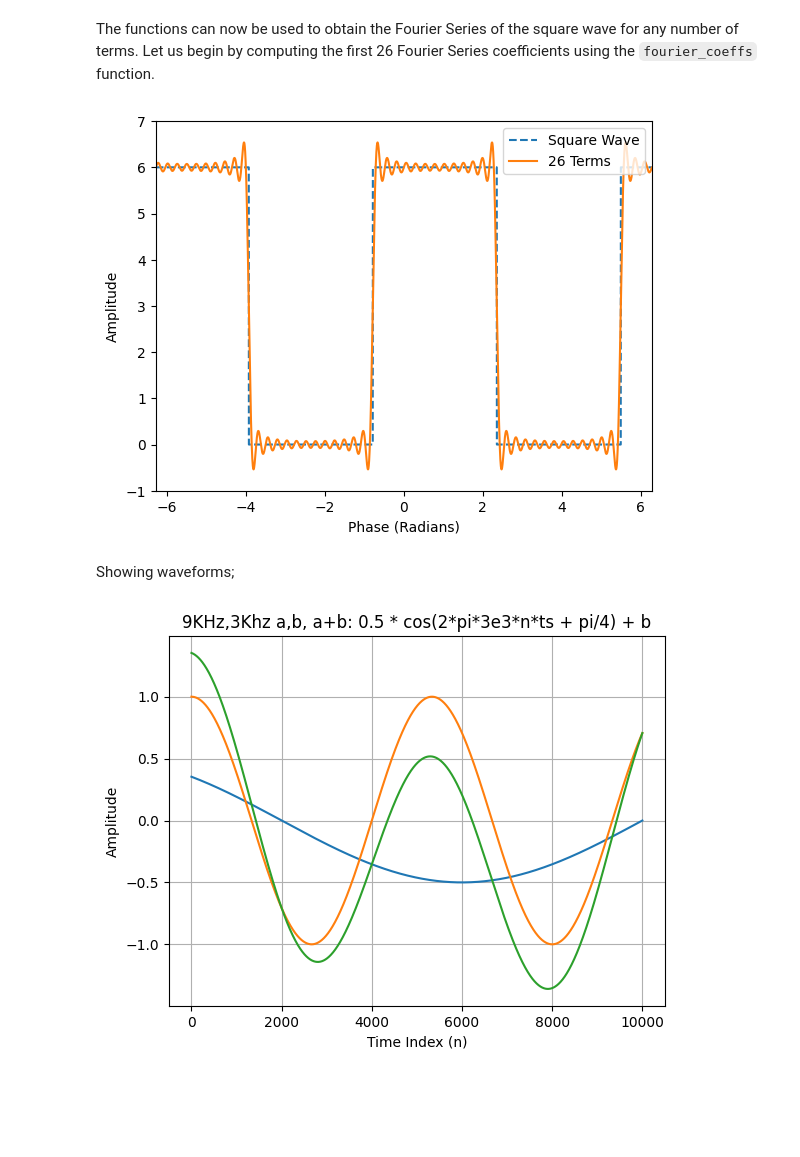
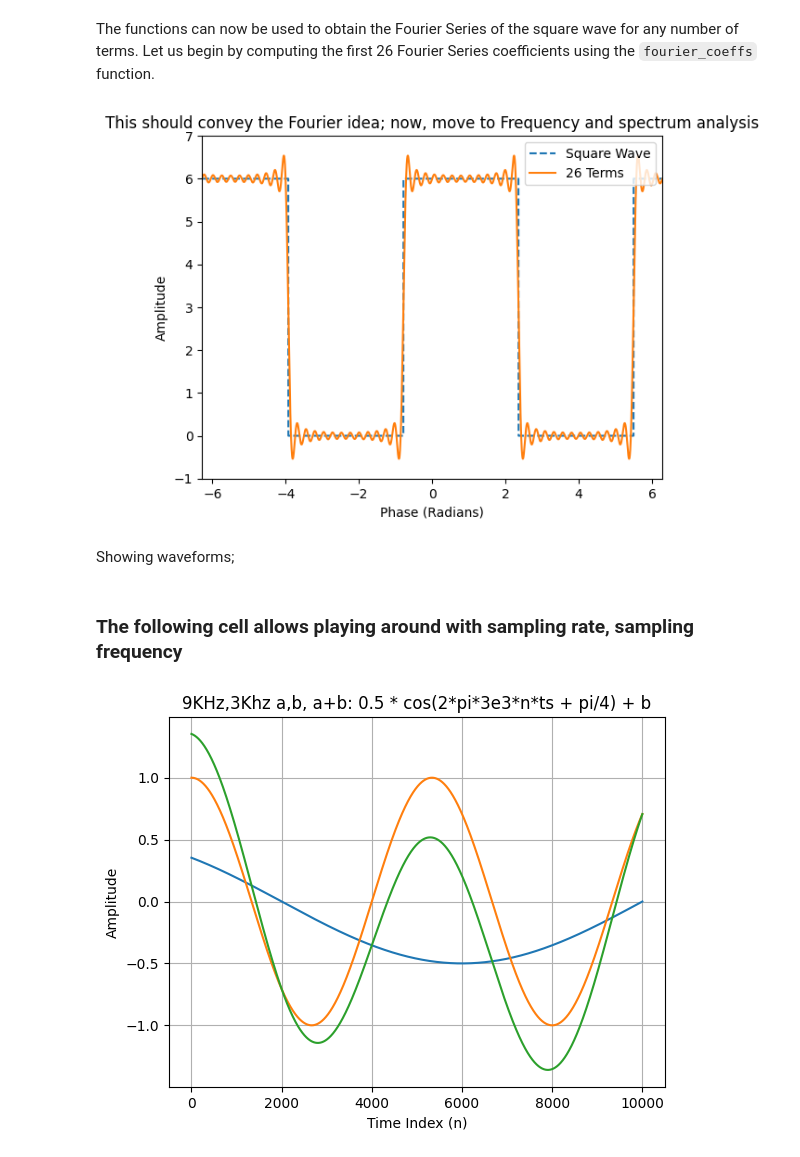
Before and after one commit to CourseChat/2024-DFOS-Curriculum, a Jupyter notebook: 2024-DFOS-Curriculum.ipynb, the cells around one changed output. Drawn from its saved outputs; the diff is of its cells as text; code cells hidden in the pictures; blank space fills up the shorter version.

Commit message:
added title to Fourier chart

```diff
--- a/2024-DFOS-Curriculum.ipynb
+++ b/2024-DFOS-Curriculum.ipynb
@@ -426,21 +426,24 @@ a0, an, bn = fourier_coeffs(x, squarewave, n=26)
 # %%
 s = fourier_sum(x, a0, an, bn, n=26)
 plt.plot(x, squarewave(x), label='Square Wave', linestyle='dashed')
 plt.plot(x, s, label='26 Terms')
 plt.ylim([-1, 7])
 plt.xlim([-2*np.pi, 2*np.pi])
 plt.legend(loc='upper right')
 plt.xlabel('Phase (Radians)')
 plt.ylabel('Amplitude')
+plt.title('This should convey the Fourier idea; now, move to Frequency and spectrum analysis')
 plt.show()
 # %% [output]
-[figure, old version]
+[figure, new version]
 # %% [markdown]
 Showing waveforms;
 # %%
 from scipy import signal, integrate
 import matplotlib.pyplot as plt
 import numpy as np
+# %% [markdown]
+### The following cell allows playing around with sampling rate, sampling frequency
 # %%
 import numpy as np
 import matplotlib.pyplot as plt
```
Also changed, not shown: parts of 1 cell of this notebook.
